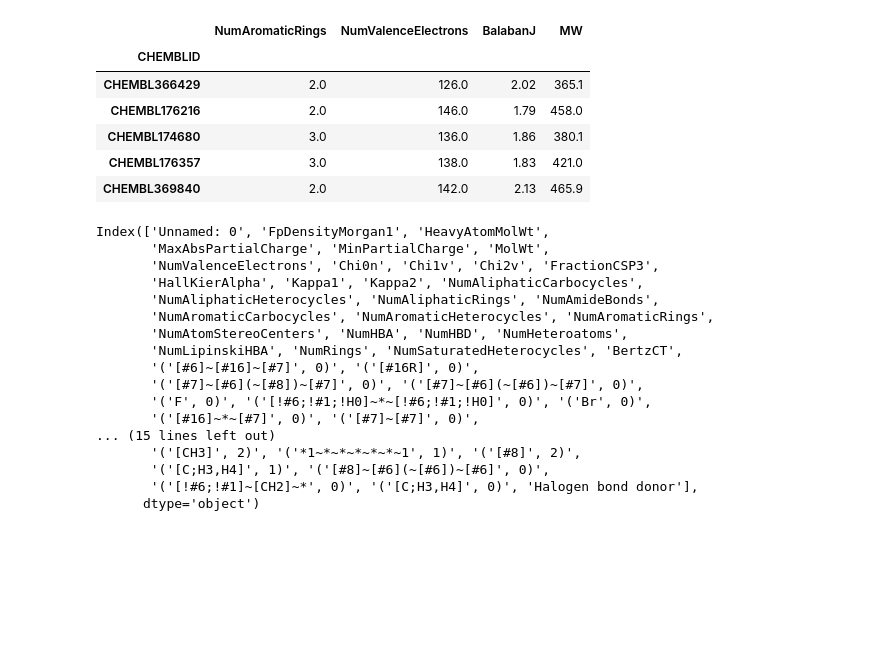
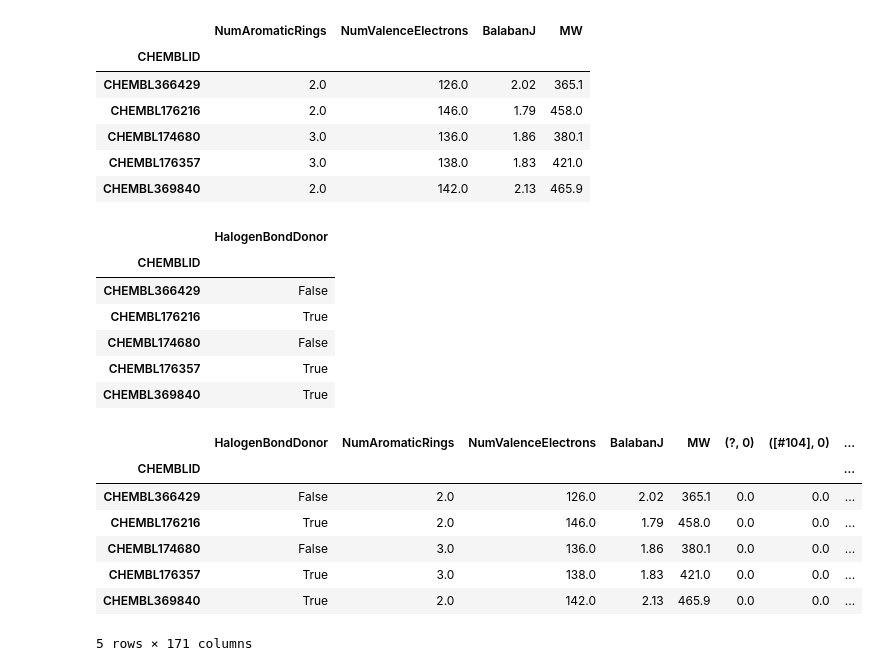
Before and after one commit to MARC0041/neovarsity_chemoinformatics, a Jupyter notebook: chapters10_minmaxdiversity.ipynb, the cells around one changed output. Cells and saved outputs as stored; diff of their text form; code cells hidden in the pictures; blank space fills up the shorter version.

```diff
--- a/chapters10_minmaxdiversity.ipynb
+++ b/chapters10_minmaxdiversity.ipynb
@@ -56,25 +56,28 @@ del (finger_df[0]) # removing Ithe empty coLumn
 MACCSkeys_names = list(MACCSkeys. smartsPatts.values())
 finger_df.columns = MACCSkeys_names
 # %%
-# # capstone descr
-# capstone_desc_path = SOME_PATH # r"/Users/marcusc/Documents/Courses/neovarsity_chemoinformatics_2024/assets/comblib_descr.csv"
-# capstone_desc = pd.read_csv(capstone_desc_path, index_col='CHEMBLID')
-# capstone_desc.head()
+# capstone descr
+capstone_desc_path = r"/Users/marcusc/Documents/Courses/neovarsity_chemoinformatics_2024/assets/chap8_output_halogen.csv"
+capstone_desc = pd.read_csv(capstone_desc_path, index_col='CHEMBLID')[['HalogenBondDonor']]
+capstone_desc.head()
 # %% [output]
-Index(['Unnamed: 0', 'FpDensityMorgan1', 'HeavyAtomMolWt',
-       'MaxAbsPartialCharge', 'MinPartialCharge', 'MolWt',
-       'NumValenceElectrons', 'Chi0n', 'Chi1v', 'Chi2v', 'FractionCSP3',
-       'HallKierAlpha', 'Kappa1', 'Kappa2', 'NumAliphaticCarbocycles',
-       'NumAliphaticHeterocycles', 'NumAliphaticRings', 'NumAmideBonds',
-       'NumAromaticCarbocycles', 'NumAromaticHeterocycles', 'NumAromaticRings',
-       'NumAtomStereoCenters', 'NumHBA', 'NumHBD', 'NumHeteroatoms',
-       'NumLipinskiHBA', 'NumRings', 'NumSaturatedHeterocycles', 'BertzCT',
-       '('[#6]~[#16]~[#7]', 0)', '('[#16R]', 0)',
-       '('[#7]~[#6](~[#8])~[#7]', 0)', '('[#7]~[#6](~[#6])~[#7]', 0)',
-       '('F', 0)', '('[!#6;!#1;!H0]~*~[!#6;!#1;!H0]', 0)', '('Br', 0)',
-       '('[#16]~*~[#7]', 0)', '('[#7]~[#7]', 0)',
-... (15 lines left out)
-       '('[CH3]', 2)', '('*1~*~*~*~*~*~1', 1)', '('[#8]', 2)',
-       '('[C;H3,H4]', 1)', '('[#8]~[#6](~[#6])~[#6]', 0)',
-       '('[!#6;!#1]~[CH2]~*', 0)', '('[C;H3,H4]', 0)', 'Halogen bond donor'],
-      dtype='object')
+|  | HalogenBondDonor |
+| CHEMBLID |  |
+| CHEMBL366429 | False |
+| CHEMBL176216 | True |
+| CHEMBL174680 | False |
+| CHEMBL176357 | True |
+| CHEMBL369840 | True |
+# %%
+### merge descr spaces
+descr_df_full = pd. concat((capstone_desc, descr_df, finger_df), axis = 1)
+descr_df_full.head()
+# %% [output]
+|  | HalogenBondDonor | NumAromaticRings | NumValenceElectrons | BalabanJ | MW | (?, 0) | ([#104], 0) | ... |
+| CHEMBLID |  |  |  |  |  |  |  | ... |
+| CHEMBL366429 | False | 2.0 | 126.0 | 2.02 | 365.1 | 0.0 | 0.0 | ... |
+| CHEMBL176216 | True | 2.0 | 146.0 | 1.79 | 458.0 | 0.0 | 0.0 | ... |
+| CHEMBL174680 | False | 3.0 | 136.0 | 1.86 | 380.1 | 0.0 | 0.0 | ... |
+| CHEMBL176357 | True | 3.0 | 138.0 | 1.83 | 421.0 | 0.0 | 0.0 | ... |
+| CHEMBL369840 | True | 2.0 | 142.0 | 2.13 | 465.9 | 0.0 | 0.0 | ... |
+5 rows × 171 columns
```
Also changed, not shown: parts of 9 cells of this notebook.
